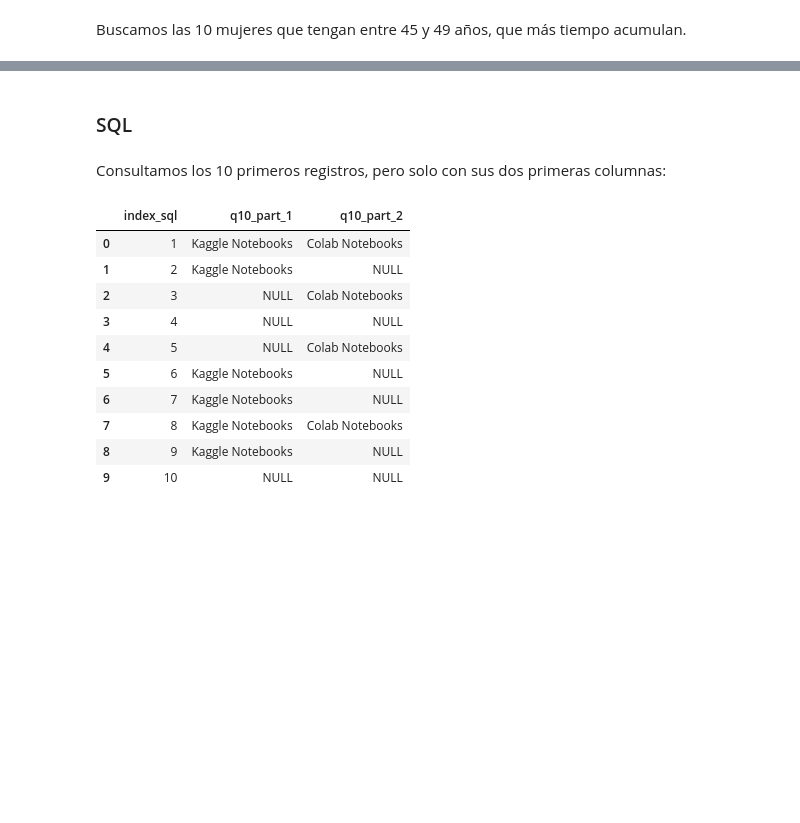
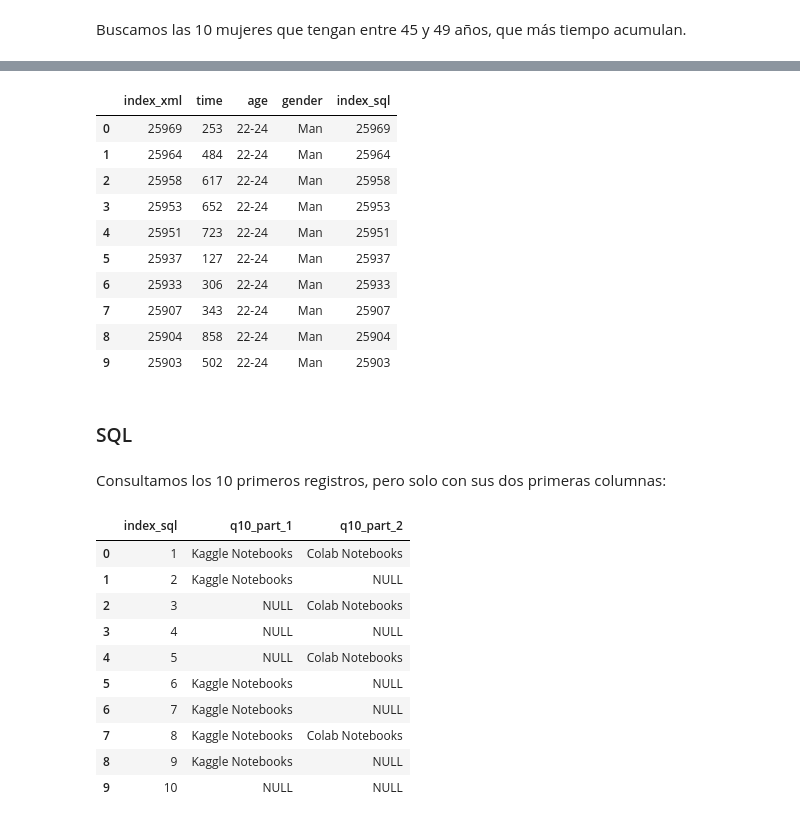
Before and after one commit to Adalab/project-da-promo-C-modulo-1-team-1, a Jupyter notebook: data y proceso/PYTHON/consultas_clases.ipynb, the cells around one changed output, grey strips where cells are left out. Cells and saved outputs as stored; diff of their text form; code cells hidden in the pictures; blank space fills up the shorter version.

```diff
--- a/data y proceso/PYTHON/consultas_clases.ipynb
+++ b/data y proceso/PYTHON/consultas_clases.ipynb
@@ -59,3 +61,26 @@ df.head(10)
+# %%
+cnx = mysql.connector.connect(user='root', password='AlumnaAdalab',
+                              host='127.0.0.1',
+                              database='proyecto_1_equipo_1')
+mycursor = cnx.cursor()
+mycursor.execute("SELECT * FROM data_xml WHERE age = '22-24' and gender = 'Man' ORDER BY index_xml DESC")
+myresult = mycursor.fetchall()
+df2 = pd.DataFrame(myresult, columns = ["index_xml","time","age","gender", "index_sql"])
+cnx.close()
+# %%
+df2.head(10)
+# %% [output]
+|  | index_xml | time | age | gender | index_sql |
+| 0 | 25969 | 253 | 22-24 | Man | 25969 |
+| 1 | 25964 | 484 | 22-24 | Man | 25964 |
+| 2 | 25958 | 617 | 22-24 | Man | 25958 |
+| 3 | 25953 | 652 | 22-24 | Man | 25953 |
+| 4 | 25951 | 723 | 22-24 | Man | 25951 |
+| 5 | 25937 | 127 | 22-24 | Man | 25937 |
+| 6 | 25933 | 306 | 22-24 | Man | 25933 |
+| 7 | 25907 | 343 | 22-24 | Man | 25907 |
+| 8 | 25904 | 858 | 22-24 | Man | 25904 |
+| 9 | 25903 | 502 | 22-24 | Man | 25903 |
 # %% [markdown]
 ### SQL
 # %% [markdown]
```
Also changed, not shown: parts of 13 cells of this notebook, 3 other files.
